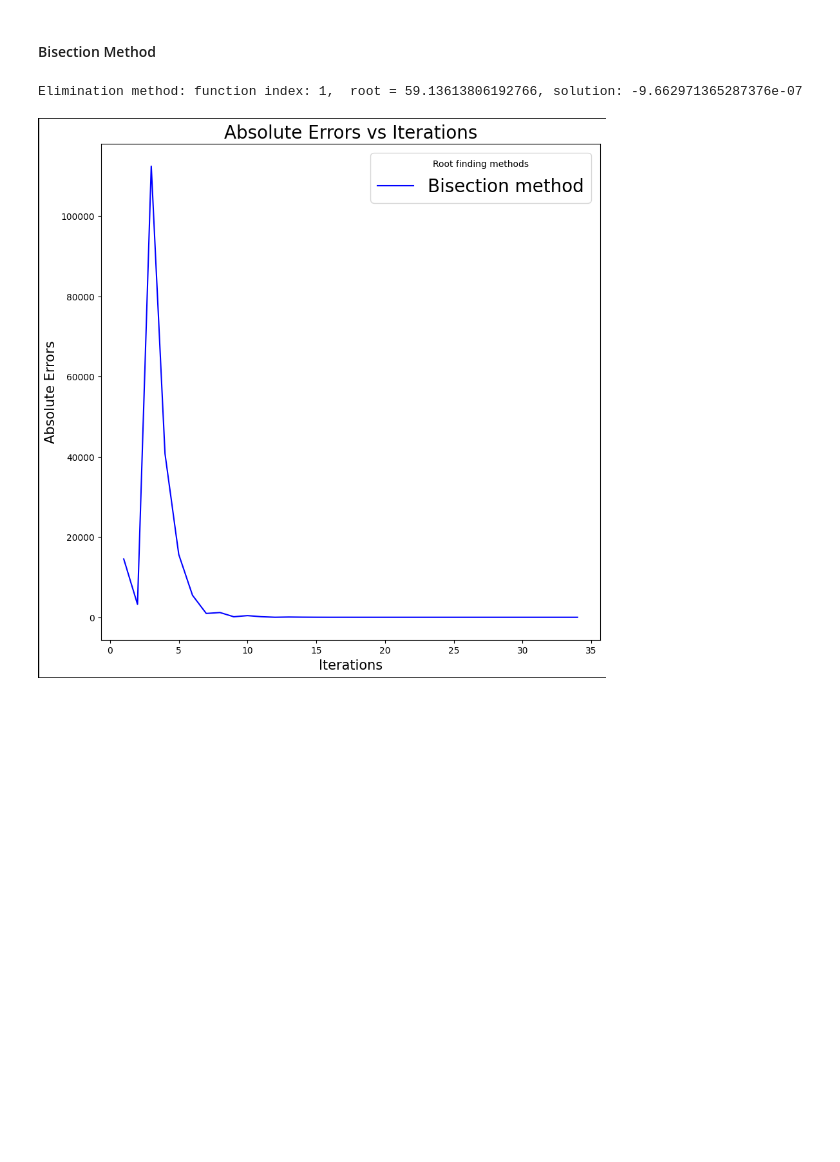
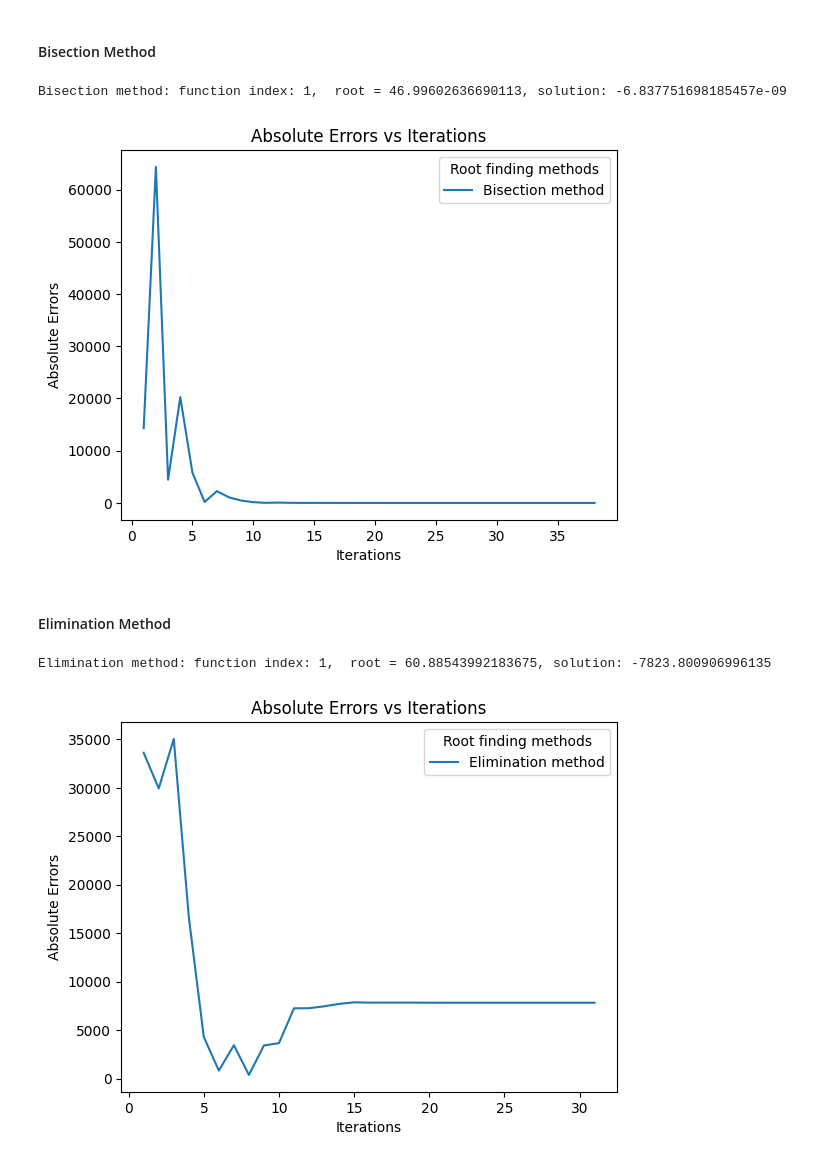
Before and after one commit to saeedahmadicp/numerical_optimization_of_ai, a Jupyter notebook: Test Notebook.ipynb, the cells around one changed output. Saved outputs shown, nothing was run; the diff lists cells and outputs as text; code cells hidden in the pictures; blank space fills up the shorter version.

Commit message:
visualization of elimination method added and fixed ploting method

```diff
--- a/Test Notebook.ipynb
+++ b/Test Notebook.ipynb
@@ -302,7 +301,7 @@ bisection_root, bisection_E, _ = bisection(g, a, b, tol, N)
 
 
 # print the guessing roots
-print(f"Elimination method: function index: {index},  root = {bisection_root}, solution: {g(bisection_root)}")
+print(f"Bisection method: function index: {index},  root = {bisection_root}, solution: {g(bisection_root)}")
 
 
 ## build data dictionary for plotting
@@ -313,5 +312,34 @@ data = {
 ## plot the errors
 plotRootFindingMethods(index, data)
 # %% [output]
-Elimination method: function index: 1,  root = 59.13613806192766, solution: -9.662971365287376e-07
+Bisection method: function index: 1,  root = 46.99602636690113, solution: -6.837751698185457e-09
-[figure, old version]
+[figure, new version]
+# %% [markdown]
+#### Elimination Method
+# %%
+## finding the initial interval
+(a,b) = find_initial_intervals(g)
+
+## define the tolerance, maximum iteration, and index of the function
+tol = 1e-6
+N = 100
+index = 1
+
+## call methods, EM = elimination method, FM = fibonacci method, GSM = golden section method
+elimination_root, elimination_E, _ = eliminationSearchMethod(func=g, a=a, b=b, tol=tol, N=N)
+
+
+# print the guessing roots
+print(f"Elimination method: function index: {index},  root = {elimination_root}, solution: {g(elimination_root)}")
+
+
+## build data dictionary for plotting
+data = {
+    "Elimination method": {"errors": elimination_E, "color": "blue"},
+    }
+
+## plot the errors
+plotRootFindingMethods(index, data)
+# %% [output]
+Elimination method: function index: 1,  root = 60.88543992183675, solution: -7823.800906996135
+[figure, added]
```
Also changed, not shown: parts of 1 cell of this notebook, 1 other file.
